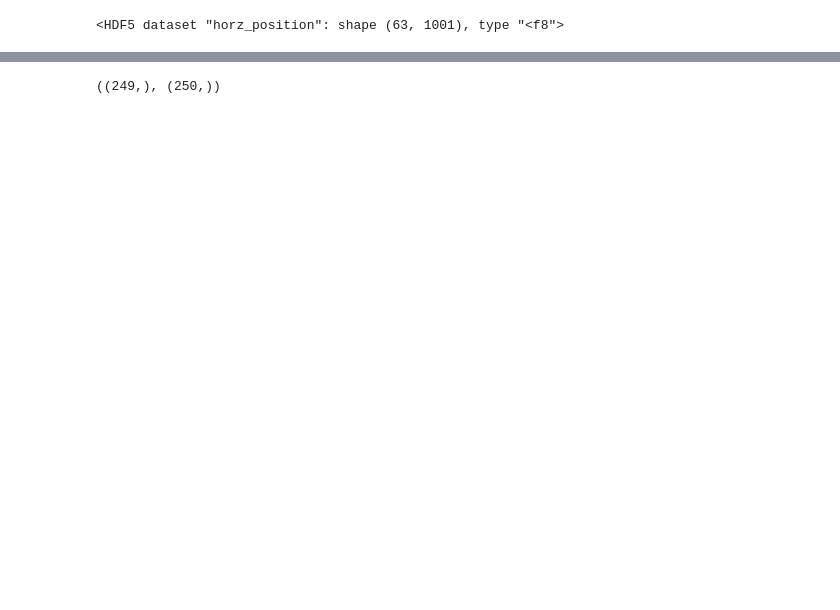
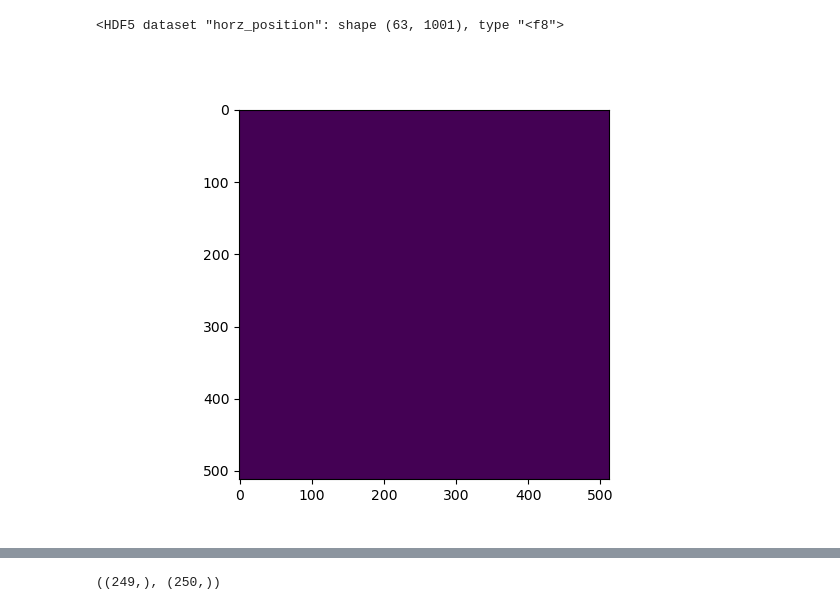
Before and after one commit to till-robert/ultralytics, a Jupyter notebook: data_gen/Spot_size_calibration.ipynb, the cells around one changed output, grey strips where cells are left out. Cells and saved outputs as stored; diff of their text form; code cells hidden in the pictures; blank space fills up the shorter version.

```diff
--- a/data_gen/Spot_size_calibration.ipynb
+++ b/data_gen/Spot_size_calibration.ipynb
@@ -276,5 +294,9 @@ np.save("z_stack.npy", z_stack)
 # %%
-z_stack = np.load("z_stack.npy")
-masks=np.load("masks.npy")
+z_stack = np.load("z_stack_0.5.npy")
+masks=np.load("masks_0.5.npy")
 masks=masks/masks.sum(axis=0)
 outside = np.isnan(masks)
+plt.imshow(outside[0])
+plt.show()
+# %% [output]
+[figure, added]
```
Also changed, not shown: parts of 11 cells of this notebook, 6 other files.
